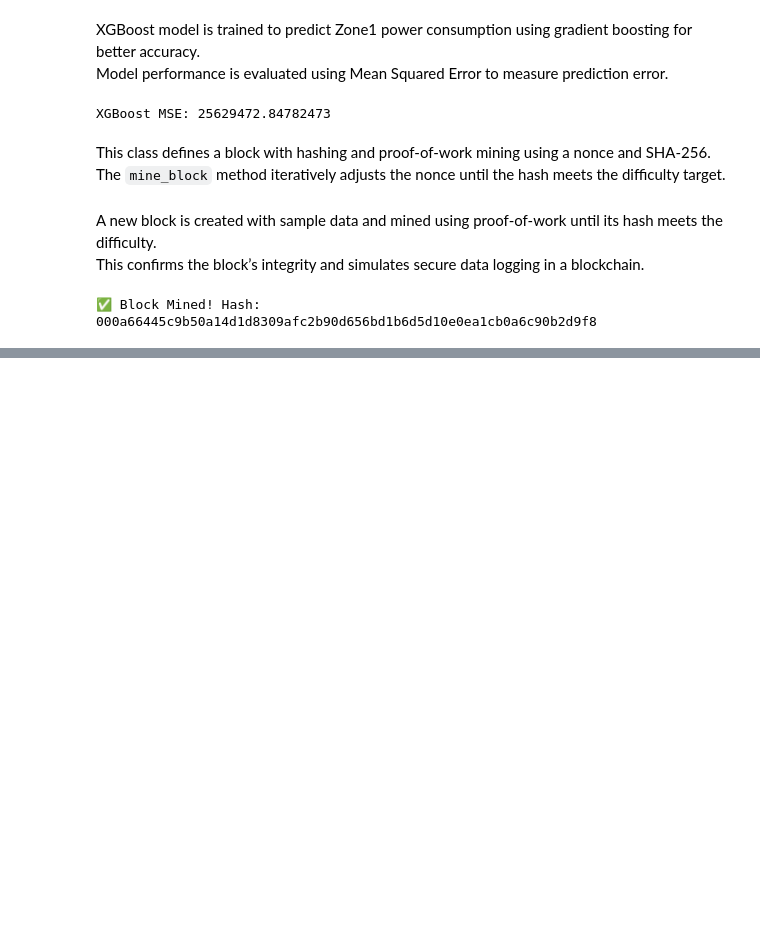
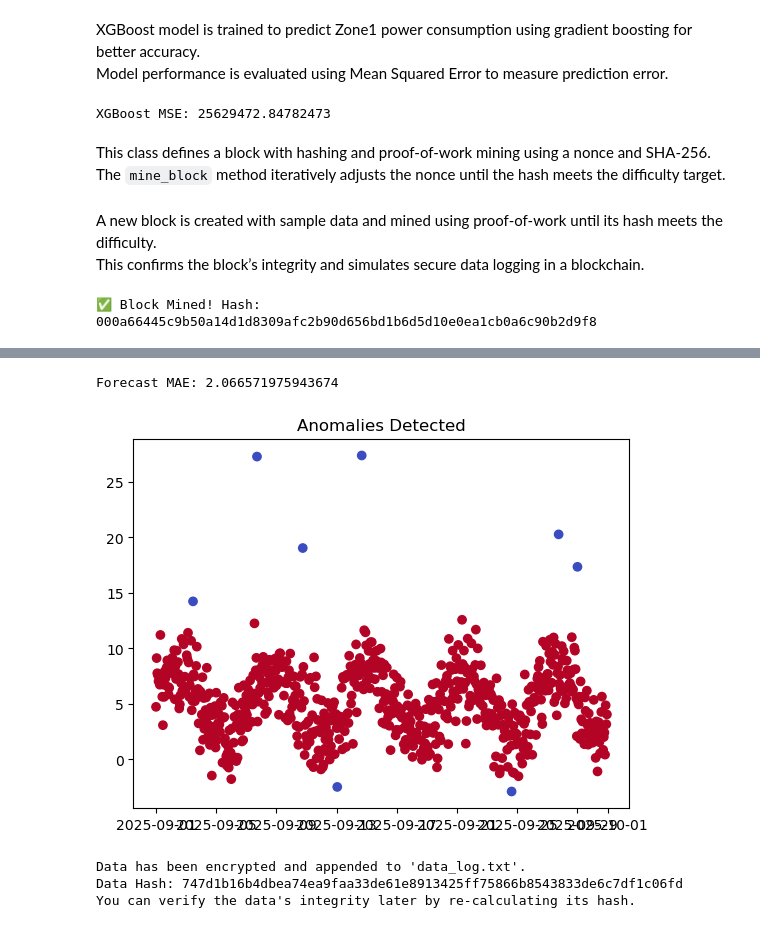
Before and after one commit to shuhaib751/Blockchain_based_Secure_Smart_Grid_Power_Consumption_Monitoring, a Jupyter notebook: ml_model/Blockchain_based_Secure_Smart_Grid_Power_Consumption_Monitoring.ipynb, the cells around one changed output, grey strips where cells are left out. Cells and saved outputs as stored; diff of their text form; code cells hidden in the pictures; blank space fills up the shorter version.

```diff
--- a/ml_model/Blockchain_based_Secure_Smart_Grid_Power_Consumption_Monitoring.ipynb
+++ b/ml_model/Blockchain_based_Secure_Smart_Grid_Power_Consumption_Monitoring.ipynb
@@ -502,0 +517,64 @@ block.mine_block(difficulty=3)
+# %%
+# Anomaly Detection with Isolation Forest
+model = IsolationForest(contamination=0.01)  # Assume 1% anomalies
+df['anomaly_score'] = model.fit_predict(df[['kWh']])
+anomalies_detected = df[df['anomaly_score'] == -1]
+
+# Forecasting with Random Forest
+df['hour'] = df['timestamp'].dt.hour
+df['day'] = df['timestamp'].dt.day
+X = df[['hour', 'day']]
+y = df['kWh']
+X_train, X_test, y_train, y_test = train_test_split(X, y, test_size=0.2)
+rf_model = RandomForestRegressor()
+rf_model.fit(X_train, y_train)
+predictions = rf_model.predict(X_test)
+mae = mean_absolute_error(y_test, predictions)
+print(f'Forecast MAE: {mae}')
+
+# Plot anomalies
+plt.scatter(df['timestamp'], df['kWh'], c=df['anomaly_score'], cmap='coolwarm')
+plt.title('Anomalies Detected')
+plt.show()
+# %% [output]
+Forecast MAE: 2.066571975943674
+[figure, added]
+# %%
+import pandas as pd
+import numpy as np
+import json
+import hashlib
+from cryptography.fernet import Fernet
+
+# Simulate a DataFrame (same as before)
+dates = pd.date_range(start='2025-09-01', periods=720, freq='h')
+consumption = np.random.normal(5, 2, 720) + np.sin(np.arange(720)/24)*3
+df = pd.DataFrame({'timestamp': dates, 'kWh': consumption})
+anomalies = np.random.choice(720, 10)
+df.loc[anomalies, 'kWh'] *= 3
+
+----------------------------------------------------
+
+# 1. Generate a cryptographic hash of the data
+data_to_store = df.to_json().encode('utf-8')
+data_hash = hashlib.sha256(data_to_store).hexdigest()
+
+# 2. Encrypt the data
+key = Fernet.generate_key()
+cipher = Fernet(key)
+encrypted_data = cipher.encrypt(data_to_store)
+
+# 3. Append the encrypted data and its hash to a log file
+#    This simulates an immutable, tamper-evident log
+with open('data_log.txt', 'a') as log_file:
+    log_file.write(f"Timestamp: {pd.Timestamp.now()}\n")
+    log_file.write(f"Data Hash: {data_hash}\n")
+    log_file.write(f"Encrypted Data: {encrypted_data.hex()}\n\n")
+
+print("Data has been encrypted and appended to 'data_log.txt'.")
+print(f"Data Hash: {data_hash}")
+print("You can verify the data's integrity later by re-calculating its hash.")
+# %% [output]
+Data has been encrypted and appended to 'data_log.txt'.
+Data Hash: 747d1b16b4dbea74ea9faa33de61e8913425ff75866b8543833de6c7df1c06fd
+You can verify the data's integrity later by re-calculating its hash.
```
Also changed, not shown: parts of 20 cells of this notebook.
